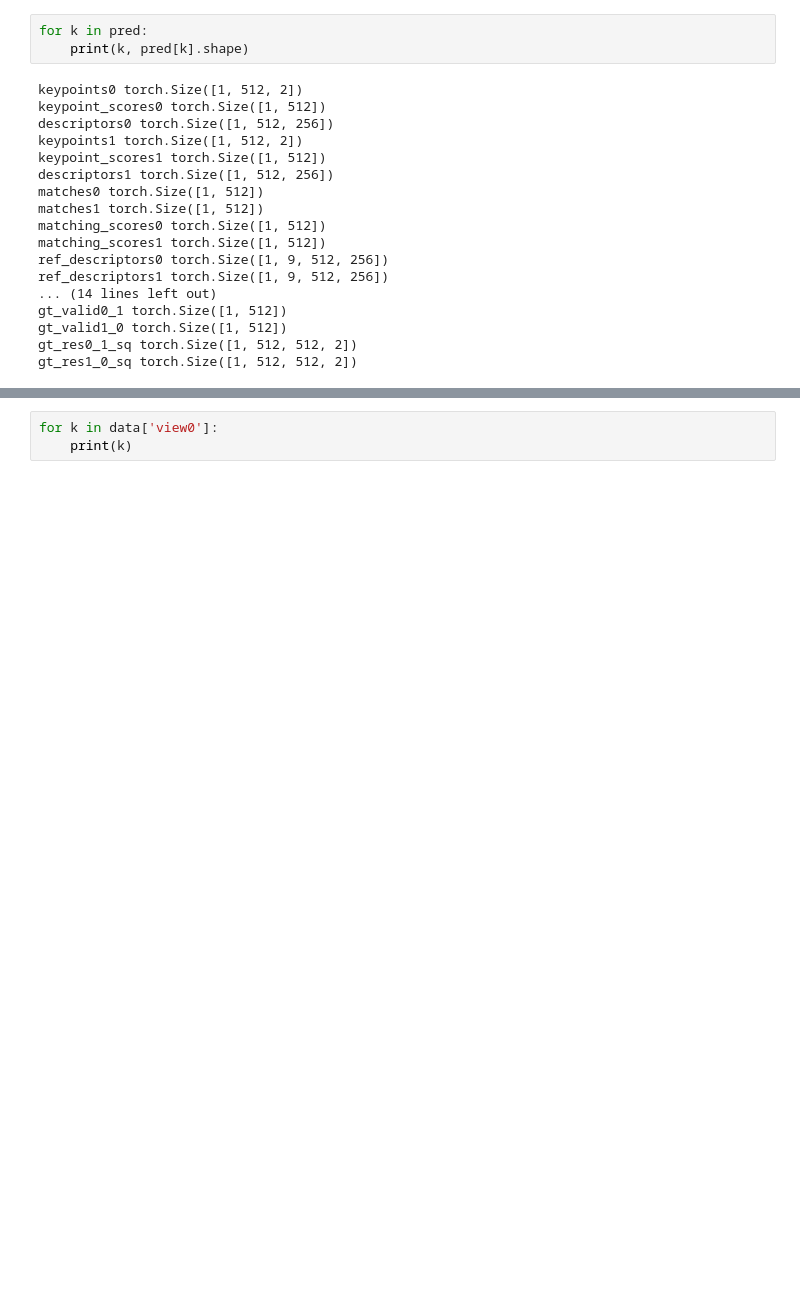
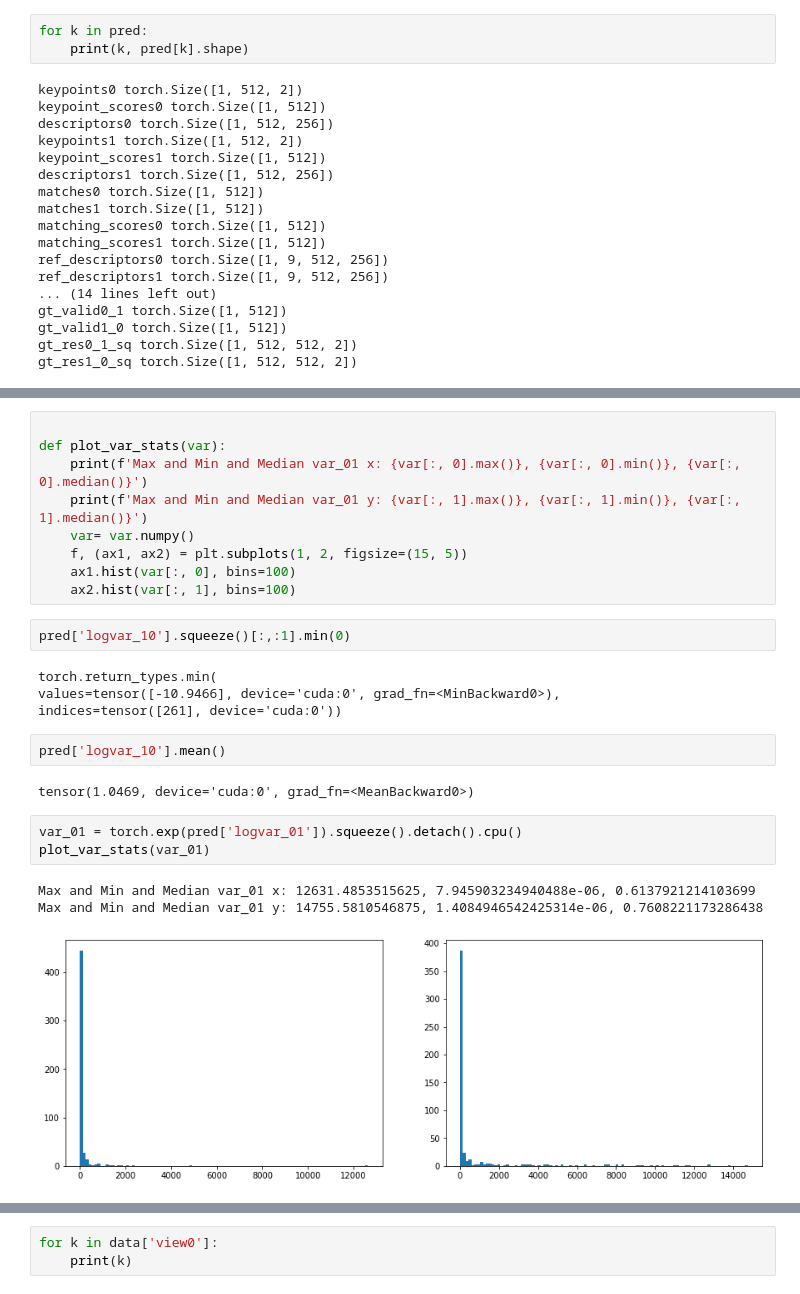
Before and after one commit to HLrwth/glue-factory, a Jupyter notebook: vis.ipynb, the cells around one changed output, grey strips where cells are left out. Cells and saved outputs as stored; diff of their text form; blank space fills up the shorter version.

```diff
--- a/vis.ipynb
+++ b/vis.ipynb
@@ -139,0 +180,26 @@ plot_p_and_var(0, pred['keypoints1'], pred['gt_proj_0to1'], pred['gt_res0_1_sq']
+# %%
+
+def plot_var_stats(var):
+    print(f'Max and Min and Median var_01 x: {var[:, 0].max()}, {var[:, 0].min()}, {var[:, 0].median()}')
+    print(f'Max and Min and Median var_01 y: {var[:, 1].max()}, {var[:, 1].min()}, {var[:, 1].median()}')
+    var= var.numpy()
+    f, (ax1, ax2) = plt.subplots(1, 2, figsize=(15, 5))
+    ax1.hist(var[:, 0], bins=100)
+    ax2.hist(var[:, 1], bins=100)
+# %%
+pred['logvar_10'].squeeze()[:,:1].min(0)
+# %% [output]
+torch.return_types.min(
+values=tensor([-10.9466], device='cuda:0', grad_fn=<MinBackward0>),
+indices=tensor([261], device='cuda:0'))
+# %%
+pred['logvar_10'].mean()
+# %% [output]
+tensor(1.0469, device='cuda:0', grad_fn=<MeanBackward0>)
+# %%
+var_01 = torch.exp(pred['logvar_01']).squeeze().detach().cpu()
+plot_var_stats(var_01)
+# %% [output]
+Max and Min and Median var_01 x: 12631.4853515625, 7.945903234940488e-06, 0.6137921214103699
+Max and Min and Median var_01 y: 14755.5810546875, 1.4084946542425314e-06, 0.7608221173286438
+[figure, added]
```
Also changed, not shown: parts of 21 cells of this notebook, 1 other file.
